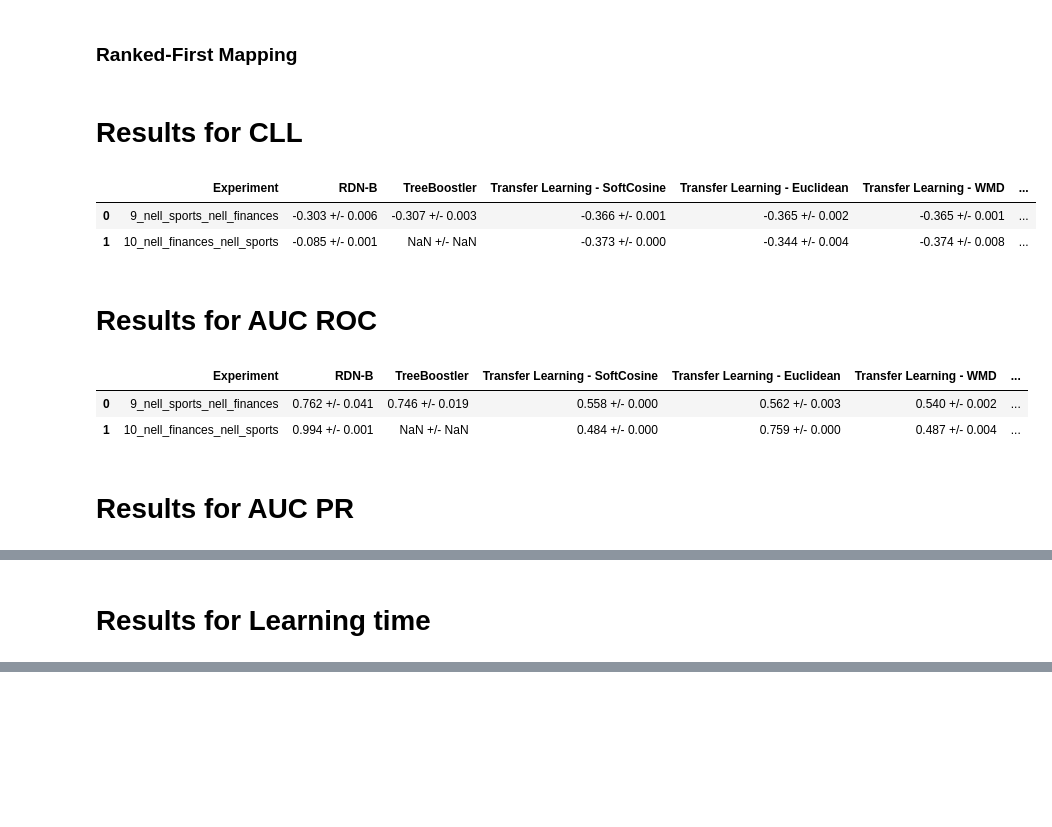
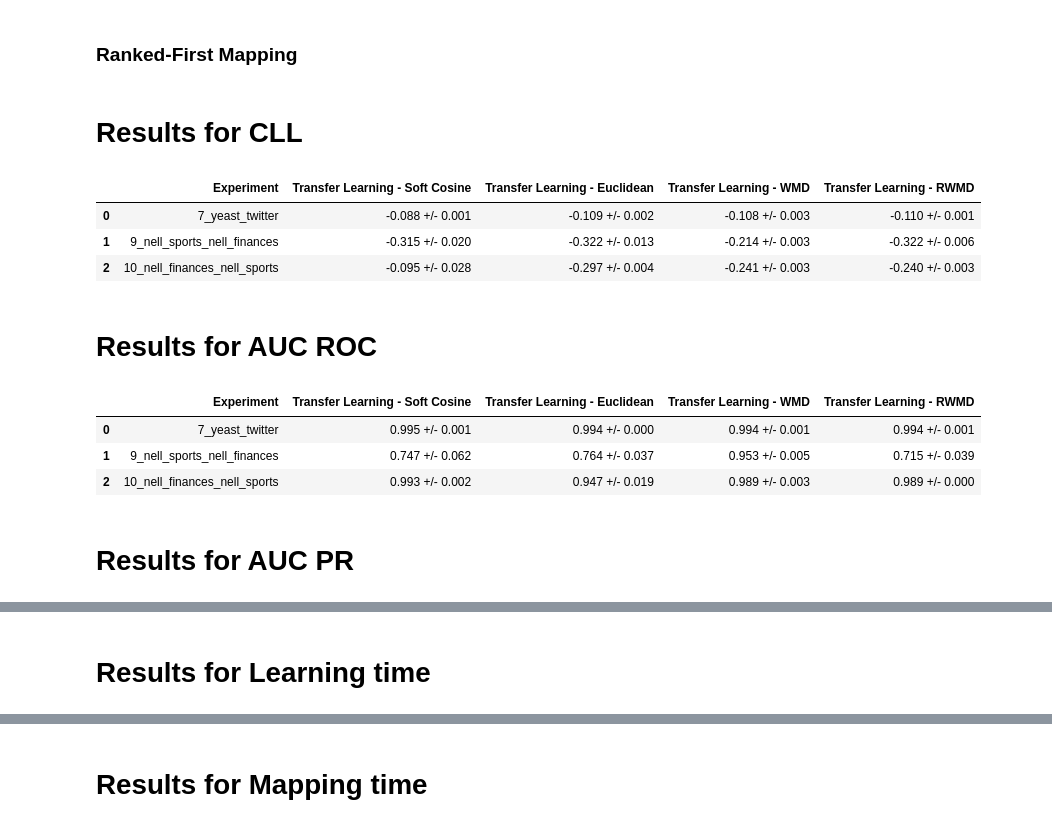
Before and after one commit to MeLLL-UFF/TransBoostler, a Jupyter notebook: 1. Transfer Experiment Results.ipynb, the cells around one changed output, grey strips where cells are left out. Cells and saved outputs as stored; diff of their text form; code cells hidden in the pictures; blank space fills up the shorter version.

```diff
--- a/1. Transfer Experiment Results.ipynb
+++ b/1. Transfer Experiment Results.ipynb
@@ -8,16 +8,16 @@ import os
 ## Experiments and Functions
 # %%
 experiments = [
-            {'id': '1', 'source':'imdb', 'target':'uwcse', 'predicate':'workedunder', 'to_predicate':'advisedby', 'arity': 2},
+            #{'id': '1', 'source':'imdb', 'target':'uwcse', 'predicate':'workedunder', 'to_predicate':'advisedby', 'arity': 2},
             #{'id': '2', 'source':'uwcse', 'target':'imdb', 'predicate':'advisedby', 'to_predicate':'workedunder', 'arity': 2},
-            {'id': '3', 'source':'imdb', 'target':'cora', 'predicate':'workedunder', 'to_predicate':'samevenue', 'arity': 2},
-            {'id': '4', 'source':'cora', 'target':'imdb', 'predicate':'samevenue', 'to_predicate':'workedunder', 'arity': 2},
+            #{'id': '3', 'source':'imdb', 'target':'cora', 'predicate':'workedunder', 'to_predicate':'samevenue', 'arity': 2},
+            #{'id': '4', 'source':'cora', 'target':'imdb', 'predicate':'samevenue', 'to_predicate':'workedunder', 'arity': 2},
             ##{'id': '5', 'source':'cora', 'target':'imdb', 'predicate':'sametitle', 'to_predicate':'workedunder', 'arity': 2},
             ##{'id': '6', 'source':'imdb', 'target':'cora', 'predicate':'workedunder', 'to_predicate':'sametitle', 'arity': 2},
             ##{'id': '5', 'source':'uwcse', 'target':'cora', 'predicate':'advisedby', 'to_predicate':'samevenue', 'arity': 2},
             ##{'id': '6', 'source':'cora', 'target':'uwcse', 'predicate':'samevenue', 'to_predicate':'advisedby', 'arity': 2},
             {'id': '7', 'source':'yeast', 'target':'twitter', 'predicate':'proteinclass', 'to_predicate':'accounttype', 'arity': 2},
-            {'id': '8', 'source':'twitter', 'target':'yeast', 'predicate':'accounttype', 'to_predicate':'proteinclass', 'arity': 2},
+            #{'id': '8', 'source':'twitter', 'target':'yeast', 'predicate':'accounttype', 'to_predicate':'proteinclass', 'arity': 2},
             {'id': '9', 'source':'nell_sports', 'target':'nell_finances', 'predicate':'teamplayssport', 'to_predicate':'companyeconomicsector', 'arity': 2},
             {'id': '10', 'source':'nell_finances', 'target':'nell_sports', 'predicate':'companyeconomicsector', 'to_predicate':'teamplayssport', 'arity': 2},
 ]
@@ -218,7 +220,7 @@ k = '1'
 compare_stopwords = False
 # %%
 # Using stopwords
-path = f'/results/transfer/{mapping_order}/w_stopwords/k_{k}/'
+path = f'/results/transfer/{mapping_order}/w_stopwords/{method}'
 data_softcosine_stopwords = load_data(experiments, 'softcosine', path)
 data_euclidean_stopwords = load_data(experiments, 'euclidean', path)
 data_wmd_stopwords = load_data(experiments, 'wmd', path)
@@ -232,17 +234,17 @@ if compare_stopwords:
     data_wmd_no_stopwords = load_data(experiments, 'wmd', path)
     data_rwmd_no_stopwords = load_data(experiments, 'relax-wmd', path)
 
-baseline_path = f'/results/baselines/transfer/'
-baseline_data = load_data(experiments, '', baseline_path)
+treeboostler_path = f'/results/baselines/transfer/'
+treeboostler_data = load_data(experiments, '', treeboostler_path)
+rdnb_data = load_data(experiments, '', treeboostler_path + '/rdn_b/')
 
-for metric in ['CLL', 'AUC ROC', 'AUC PR', 'Learning time']: #, 'Recall', 'F1', 'Precision', 'Learning and Revision time', 'Inference time']:
+for metric in ['CLL', 'AUC ROC', 'AUC PR', 'Learning time', 'Mapping time']: #, 'Recall', 'F1', 'Precision', 'Learning and Revision time', 'Inference time']:
     display(Markdown('# Results for ' + metric))
     table = []
-
     for j in range(len(experiments)):
 
         dataset = experiments[j]['id'] + '_' + experiments[j]['source'] + '_' + experiments[j]['target']
-        if dataset in data_euclidean_stopwords:
+        if dataset in data_wmd_stopwords:
             mapping_time = ''
             results_using_stopwords = {}
             results_removing_stopwords = {}
@@ -253,6 +255,11 @@ for metric in ['CLL', 'AUC ROC', 'AUC PR', 'Learning time']: #, 'Recall', 'F1',
             results_using_stopwords['wmd'] = np.array([(np.array([item['transfer'][metric] for item in sublist])).mean() for sublist in data_wmd_stopwords[str(dataset)]])
             results_using_stopwords['relax-wmd'] = np.array([(np.array([item['transfer'][metric] for item in sublist])).mean() for sublist in data_rwmd_stopwords[str(dataset)]])
 
+            #results_using_stopwords['softcosine no revision'] = np.array([(np.array([item['transfer']['parameter'][metric] for item in sublist])).mean() for sublist in data_softcosine_stopwords[str(dataset)]])
+            #results_using_stopwords['euclidean no revision'] = np.array([(np.array([item['transfer']['parameter'][metric] for item in sublist])).mean() for sublist in data_euclidean_stopwords[str(dataset)]])
+            #results_using_stopwords['wmd no revision'] = np.array([(np.array([item['transfer']['parameter'][metric] for item in sublist])).mean() for sublist in data_wmd_stopwords[str(dataset)]])
+            #results_using_stopwords['relax-wmd no revision'] = np.array([(np.array([item['transfer']['parameter'][metric] for item in sublist])).mean() for sublist in data_rwmd_stopwords[str(dataset)]])
+
             if compare_stopwords:
                 # Results removing stopwords
                 results_removing_stopwords['softcosine'] = np.array([(np.array([item['transfer'][metric] for item in sublist])).mean() for sublist in data_softcosine_no_stopwords[str(dataset)]])
@@ -260,16 +267,16 @@ for metric in ['CLL', 'AUC ROC', 'AUC PR', 'Learning time']: #, 'Recall', 'F1',
                 results_removing_stopwords['wmd'] = np.array([(np.array([item['transfer'][metric] for item in sublist])).mean() for sublist in data_wmd_no_stopwords[str(dataset)]])
                 results_removing_stopwords['relax-wmd'] = np.array([(np.array([item['transfer'][metric] for item in sublist])).mean() for sublist in data_rwmd_no_stopwords[str(dataset)]])
 
-            if(experiments[j]['id'] != '10'):
-                treeboostler = np.array([(np.array([item['transfer'][metric] for item in sublist])).mean() for sublist in baseline_data[str(dataset)]])
-                #treeboostler_no_revision = np.array([(np.array([item['transfer_{}'.format(amount)]['parameter'][metric] for item in sublist])).mean() for sublist in treeboostler_data[str(dataset)]])
+            #if(experiments[j]['id'] != '10'):
+                #treeboostler = np.array([(np.array([item['transfer'][metric] for item in sublist])).mean() for sublist in treeboostler_data[str(dataset)]])
+                #treeboostler_no_revision = np.array([(np.array([item['transfer']['parameter'][metric] for item in sublist])).mean() for sublist in treeboostler_data[str(dataset)]])
                 #print(treeboostler)
-            rdnb = np.array([(np.array([item['rdn_b'][metric] for item in sublist])).mean() for sublist in baseline_data[str(dataset)]])
+            #rdnb = np.array([(np.array([item['rdn-b'][metric] for item in sublist])).mean() for sublist in rdnb_data[str(dataset)]])
 
             if(experiments[j]['id'] != '10'):
                 table.append([dataset,
-                '%.3f +/- %.3f' % (rdnb.mean(), 2 * rdnb.std()),
-                '%.3f +/- %.3f' % (treeboostler.mean(), 2 * treeboostler.std()),
+                #'%.3f +/- %.3f' % (rdnb.mean(), 2 * rdnb.std()),
+                #'%.3f +/- %.3f' % (treeboostler.mean(), 2 * treeboostler.std()),
                 '%.3f +/- %.3f' % (results_using_stopwords['softcosine'].mean(), 2 * results_using_stopwords['softcosine'].std()),
                 '%.3f +/- %.3f' % (results_using_stopwords['euclidean'].mean(), 2 * results_using_stopwords['euclidean'].std()),
                 '%.3f +/- %.3f' % (results_using_stopwords['wmd'].mean(), 2 * results_using_stopwords['wmd'].std()),
@@ -277,45 +284,58 @@ for metric in ['CLL', 'AUC ROC', 'AUC PR', 'Learning time']: #, 'Recall', 'F1',
                              ])
             else:
                 table.append([dataset,
-                '%.3f +/- %.3f' % (rdnb.mean(), 2 * rdnb.std()),
-                'NaN +/- NaN',
+                #'%.3f +/- %.3f' % (rdnb.mean(), 2 * rdnb.std()),
+                #'NaN +/- NaN',
                 '%.3f +/- %.3f' % (results_using_stopwords['softcosine'].mean(), 2 * results_using_stopwords['softcosine'].std()),
                 '%.3f +/- %.3f' % (results_using_stopwords['euclidean'].mean(), 2 * results_using_stopwords['euclidean'].std()),
                 '%.3f +/- %.3f' % (results_using_stopwords['wmd'].mean(), 2 * results_using_stopwords['wmd'].std()),
                 '%.3f +/- %.3f' % (results_using_stopwords['relax-wmd'].mean(), 2 * results_using_stopwords['relax-wmd'].std()),
               ])
 
             #table.append(['', '', '', '', '', '', ''])
 
             if(experiments[j]['id'] != '10' and compare_stopwords):
                 table.append([dataset + '*',
-                '%.3f +/- %.3f' % (rdnb.mean(), 2 * rdnb.std()),
-                '%.3f +/- %.3f' % (treeboostler.mean(), 2 * treeboostler.std()),
+                #'%.3f +/- %.3f' % (rdnb.mean(), 2 * rdnb.std()),
+                #'%.3f +/- %.3f' % (treeboostler.mean(), 2 * treeboostler.std()),
                 '%.3f +/- %.3f' % (results_removing_stopwords['softcosine'].mean(), 2 * results_removing_stopwords['softcosine'].std()),
                 '%.3f +/- %.3f' % (results_removing_stopwords['euclidean'].mean(), 2 * results_removing_stopwords['euclidean'].std()),
                 '%.3f +/- %.3f' % (results_removing_stopwords['wmd'].mean(), 2 * results_removing_stopwords['wmd'].std()),
                 '%.3f +/- %.3f' % (results_removing_stopwords['relax-wmd'].mean(), 2 * results_removing_stopwords['relax-wmd'].std()),
                              ])
             elif(compare_stopwords):
                 table.append([dataset + '*',
-                '%.3f +/- %.3f' % (rdnb.mean(), 2 * rdnb.std()),
-                'NaN +/- NaN',
+                #'%.3f +/- %.3f' % (rdnb.mean(), 2 * rdnb.std()),
+                #'NaN +/- NaN',
                 '%.3f +/- %.3f' % (results_removing_stopwords['softcosine'].mean(), 2 * results_removing_stopwords['softcosine'].std()),
                 '%.3f +/- %.3f' % (results_removing_stopwords['euclidean'].mean(), 2 * results_removing_stopwords['euclidean'].std()),
                 '%.3f +/- %.3f' % (results_removing_stopwords['wmd'].mean(), 2 * results_removing_stopwords['wmd'].std()),
                 '%.3f +/- %.3f' % (results_removing_stopwords['relax-wmd'].mean(), 2 * results_removing_stopwords['relax-wmd'].std()),
                              ])
 
+            # No Revision
+            #table.append([dataset + '_NR',
+            #    '%.3f +/- %.3f' % (results_using_stopwords['softcosine no revision'].mean(), 2 * results_using_stopwords['softcosine'].std()),
+            #    '%.3f +/- %.3f' % (results_using_stopwords['euclidean no revision'].mean(), 2 * results_using_stopwords['euclidean'].std()),
+            #    '%.3f +/- %.3f' % (results_using_stopwords['wmd no revision'].mean(), 2 * results_using_stopwords['wmd'].std()),
+            #    '%.3f +/- %.3f' % (results_using_stopwords['relax-wmd no revision'].mean(), 2 * results_using_stopwords['relax-wmd'].std()),
+            #    '%.3f +/- %.3f' % (treeboostler_no_revision.mean(), 2 * treeboostler_no_revision.std()),
+            #    '%.3f +/- %.3f' % (rdnb.mean(), 2 * rdnb.std()),
+            #])
+            #table.append(['', '', '', '', '', '', ''])
+
     #display(pd.DataFrame(table, columns=['Experiment', 'RDN-B'])) #, 'Transfer Learning with Revision Theory - Relax WMD'])) #, 'Learning from scratch (RDN-B)']))
-    display(pd.DataFrame(table, columns=['Experiment','RDN-B', 'TreeBoostler', 'Transfer Learning - SoftCosine', 'Transfer Learning - Euclidean', 'Transfer Learning - WMD', 'Transfer Learning - Relax-WMD'])) #, 'Learning from scratch (RDN-B)']))
+    display(pd.DataFrame(table, columns=['Experiment', 'Transfer Learning - Soft Cosine', 'Transfer Learning - Euclidean', 'Transfer Learning - WMD', 'Transfer Learning - RWMD'])) #, 'Learning from scratch (RDN-B)']))
     #display(pd.DataFrame(table, columns=['Experiment', 'Transfer Learning', 'Transfer Learning with Revision Theory']))
 # %% [output]
 # Results for CLL
-|  | Experiment | RDN-B | TreeBoostler | Transfer Learning - SoftCosine | Transfer Learning - Euclidean | Transfer Learning - WMD | ... |
-| 0 | 9_nell_sports_nell_finances | -0.303 +/- 0.006 | -0.307 +/- 0.003 | -0.366 +/- 0.001 | -0.365 +/- 0.002 | -0.365 +/- 0.001 | ... |
-| 1 | 10_nell_finances_nell_sports | -0.085 +/- 0.001 | NaN +/- NaN | -0.373 +/- 0.000 | -0.344 +/- 0.004 | -0.374 +/- 0.008 | ... |
+|  | Experiment | Transfer Learning - Soft Cosine | Transfer Learning - Euclidean | Transfer Learning - WMD | Transfer Learning - RWMD |
+| 0 | 7_yeast_twitter | -0.088 +/- 0.001 | -0.109 +/- 0.002 | -0.108 +/- 0.003 | -0.110 +/- 0.001 |
+| 1 | 9_nell_sports_nell_finances | -0.315 +/- 0.020 | -0.322 +/- 0.013 | -0.214 +/- 0.003 | -0.322 +/- 0.006 |
+| 2 | 10_nell_finances_nell_sports | -0.095 +/- 0.028 | -0.297 +/- 0.004 | -0.241 +/- 0.003 | -0.240 +/- 0.003 |
 # Results for AUC ROC
-|  | Experiment | RDN-B | TreeBoostler | Transfer Learning - SoftCosine | Transfer Learning - Euclidean | Transfer Learning - WMD | ... |
-| 0 | 9_nell_sports_nell_finances | 0.762 +/- 0.041 | 0.746 +/- 0.019 | 0.558 +/- 0.000 | 0.562 +/- 0.003 | 0.540 +/- 0.002 | ... |
-| 1 | 10_nell_finances_nell_sports | 0.994 +/- 0.001 | NaN +/- NaN | 0.484 +/- 0.000 | 0.759 +/- 0.000 | 0.487 +/- 0.004 | ... |
+|  | Experiment | Transfer Learning - Soft Cosine | Transfer Learning - Euclidean | Transfer Learning - WMD | Transfer Learning - RWMD |
+| 0 | 7_yeast_twitter | 0.995 +/- 0.001 | 0.994 +/- 0.000 | 0.994 +/- 0.001 | 0.994 +/- 0.001 |
+| 1 | 9_nell_sports_nell_finances | 0.747 +/- 0.062 | 0.764 +/- 0.037 | 0.953 +/- 0.005 | 0.715 +/- 0.039 |
+| 2 | 10_nell_finances_nell_sports | 0.993 +/- 0.002 | 0.947 +/- 0.019 | 0.989 +/- 0.003 | 0.989 +/- 0.000 |
 # Results for AUC PR
@@ -328,0 +351 @@ for metric in ['CLL', 'AUC ROC', 'AUC PR', 'Learning time']: #, 'Recall', 'F1',
+# Results for Mapping time
```
Also changed, not shown: parts of 2 cells of this notebook, 1 other file.
